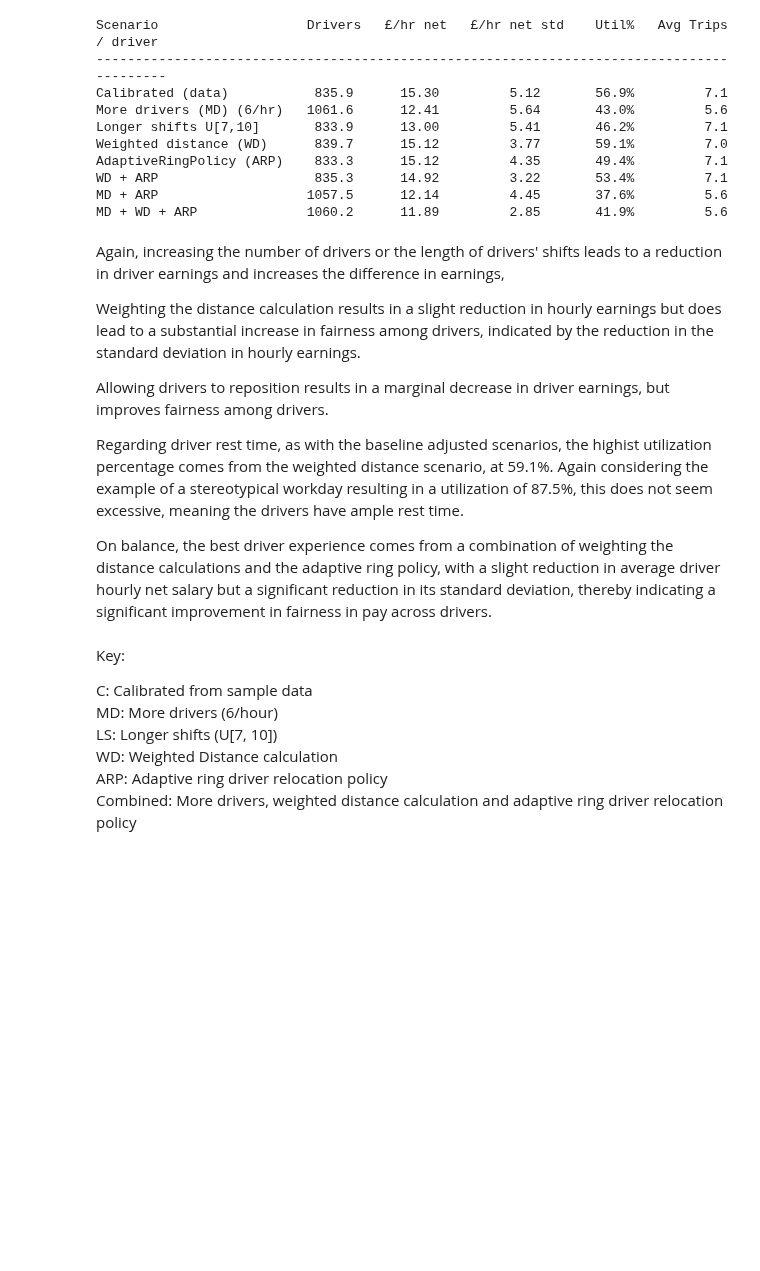
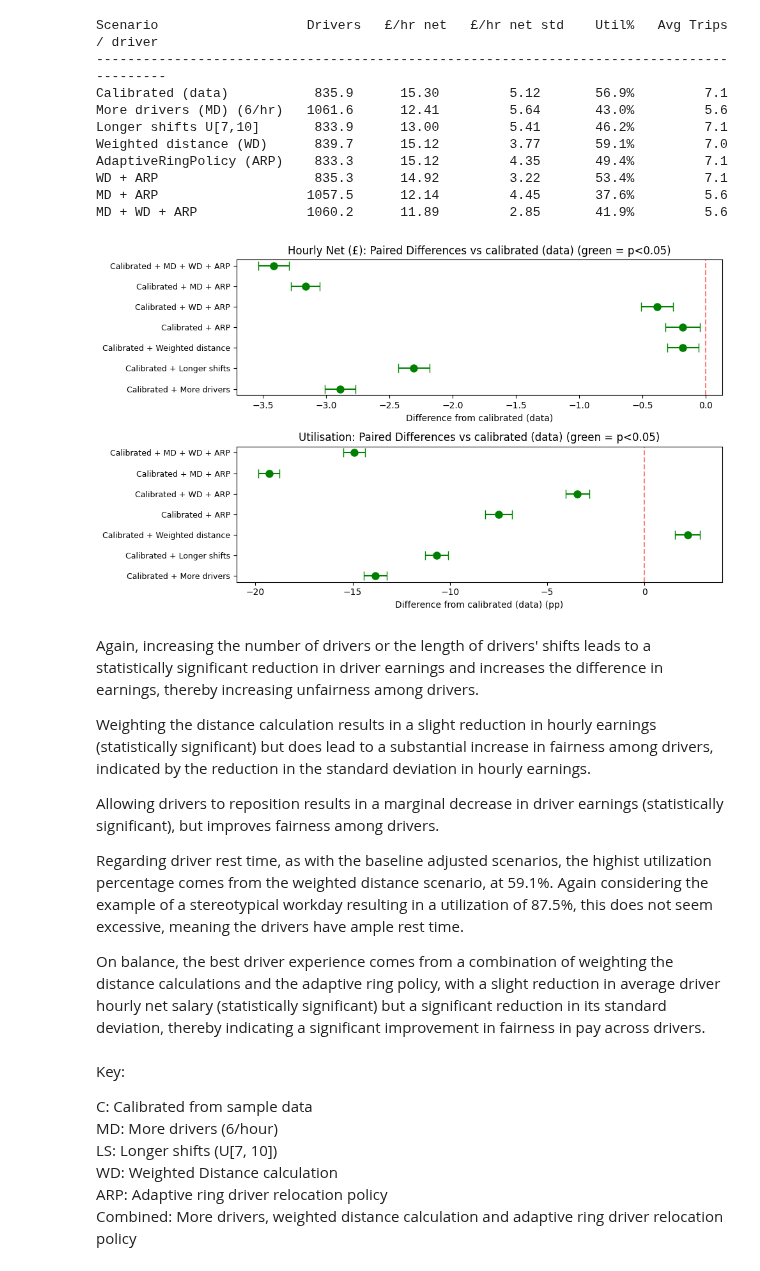
Before and after one commit to Danjiv/simulation, a Jupyter notebook: BoxCar_simulaton_code.ipynb, the cells around one changed output. Saved outputs shown, nothing was run; the diff lists cells and outputs as text; code cells hidden in the pictures; blank space fills up the shorter version.

```diff
--- a/BoxCar_simulaton_code.ipynb
+++ b/BoxCar_simulaton_code.ipynb
@@ -1612,16 +1764,49 @@ AdaptiveRingPolicy (ARP)    833.3      15.12         4.35       49.4%         7.
 WD + ARP                    835.3      14.92         3.22       53.4%         7.1
 MD + ARP                   1057.5      12.14         4.45       37.6%         5.6
 MD + WD + ARP              1060.2      11.89         2.85       41.9%         5.6
+# %%
+# plot of paired differences
+fig, axes = plt.subplots(len(metrics_of_interest_drivers), 1, figsize=(10, 3*len(metrics_of_interest_drivers)))
+
+ref_name = "Calibrated (data)"
+comp_names = [k for k in all_results_c if k != "Baseline (spec)" and k != ref_name]
+
+for ax_idx, (metric_name, key) in enumerate(metrics_of_interest_drivers.items()):
+    ax = axes[ax_idx]
+    ref_vals = extract_metric(all_results_c[ref_name], key)
+
+    y_positions = range(len(comp_names))
+    for i, scen in enumerate(comp_names):
+        scen_vals = extract_metric(all_results_c[scen], key)
+        lo, md_val, hi, pval = paired_ci_95(scen_vals, ref_vals)
+
+        multiplier = 60 if "Wait" in metric_name else (100 if ("Rate" in metric_name or "Util" in metric_name) else 1)
+        color = 'green' if pval < 0.05 else 'gray'
+        ax.errorbar(md_val*multiplier, i,
+                    xerr=[[md_val*multiplier - lo*multiplier], [hi*multiplier - md_val*multiplier]],
+                    fmt='o', color=color, capsize=5, markersize=8)
+
+    ax.axvline(0, color='red', linestyle='--', alpha=0.5)
+    ax.set_yticks(list(y_positions))
+    ax.set_yticklabels(comp_names, fontsize=9)
+    unit = " (min)" if "Wait" in metric_name else (" (pp)" if "Rate" in metric_name or "Util" in metric_name else "")
+    ax.set_xlabel(f"Difference from calibrated (data){unit}")
+    ax.set_title(f"{metric_name}: Paired Differences vs calibrated (data) (green = p<0.05)")
+
+plt.tight_layout()
+plt.show()
+# %% [output]
+[figure, added]
 # %% [markdown]
-Again, increasing the number of drivers or the length of drivers' shifts leads to a reduction in driver earnings and increases the difference in earnings,
+Again, increasing the number of drivers or the length of drivers' shifts leads to a statistically significant reduction in driver earnings and increases the difference in earnings, thereby increasing unfairness among drivers.
 
-Weighting the distance calculation results in a slight reduction in hourly earnings but does lead to a substantial increase in fairness among drivers, indicated by the reduction in the standard deviation in hourly earnings.
+Weighting the distance calculation results in a slight reduction in hourly earnings (statistically significant) but does lead to a substantial increase in fairness among drivers, indicated by the reduction in the standard deviation in hourly earnings.
 
-Allowing drivers to reposition results in a marginal decrease in driver earnings, but improves fairness among drivers.
+Allowing drivers to reposition results in a marginal decrease in driver earnings (statistically significant), but improves fairness among drivers.
 
 Regarding driver rest time, as with the baseline adjusted scenarios, the highist utilization percentage comes from the weighted distance scenario, at 59.1%. Again considering the example of a stereotypical workday resulting in a utilization of 87.5%, this does not seem excessive, meaning the drivers have ample rest time.
 
-On balance, the best driver experience comes from a combination of weighting the distance calculations and the adaptive ring policy, with a slight reduction in average driver hourly net salary but a significant reduction in its standard deviation, thereby indicating a significant improvement in fairness in pay across drivers.
+On balance, the best driver experience comes from a combination of weighting the distance calculations and the adaptive ring policy, with a slight reduction in average driver hourly net salary (statistically significant) but a significant reduction in its standard deviation, thereby indicating a significant improvement in fairness in pay across drivers.
 # %% [markdown]
 Key:
 
```
Also changed, not shown: parts of 16 cells of this notebook.
